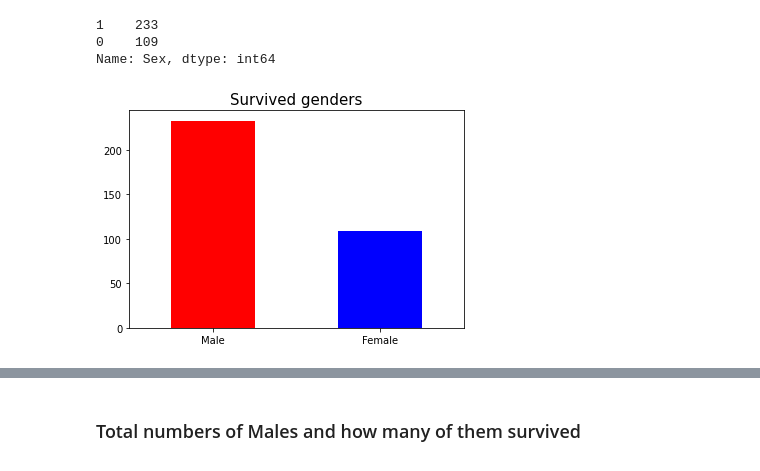
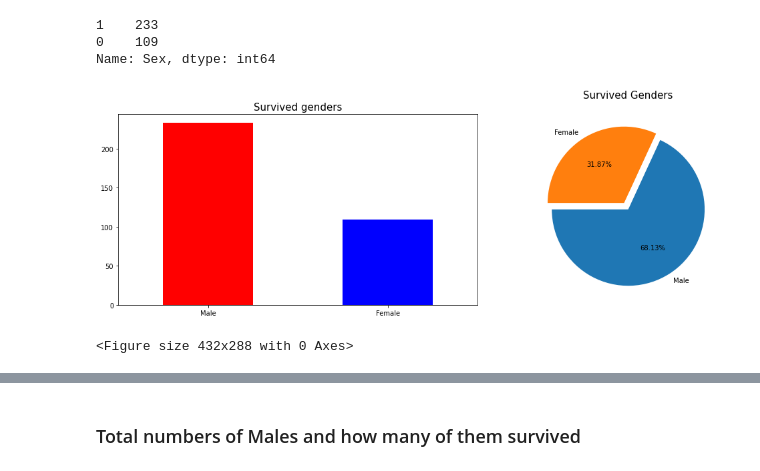
Before and after one commit to Shahrayar123/Titanic_Exploratory_Data_Analysis, a Jupyter notebook: Titanic_EDA.ipynb, the cells around one changed output, grey strips where cells are left out. Saved outputs shown, nothing was run; the diff lists cells and outputs as text; code cells hidden in the pictures.

```diff
--- a/Titanic_EDA.ipynb
+++ b/Titanic_EDA.ipynb
@@ -334,9 +369,23 @@ gen_survived
 0    109
 Name: Sex, dtype: int64
 # %%
+plt.figure(figsize=(15,5))
+
+plt.subplot(1,2,1)
 gen_survived.plot(kind='bar', rot=0, color=['r','b'])
 plt.title("Survived genders", size=15)
 plt.xticks(range(2), labels=['Male', "Female"])
+# plt.tight_layout()
+
+plt.subplot(1,2,2)
+plt.pie(gen_survived, labels=['Male','Female'],autopct="%0.2f%%", startangle=180, explode=[0,0.1])
+plt.title("Survived Genders\n", size=15)
+plt.tight_layout()
+
 plt.show()
+
+plt.savefig('survived_gen.png',
+            bbox='tight')
 # %% [output]
-[figure, old version]
+[figure, new version]
+<Figure size 432x288 with 0 Axes>
```
Also changed, not shown: parts of 26 cells of this notebook.
